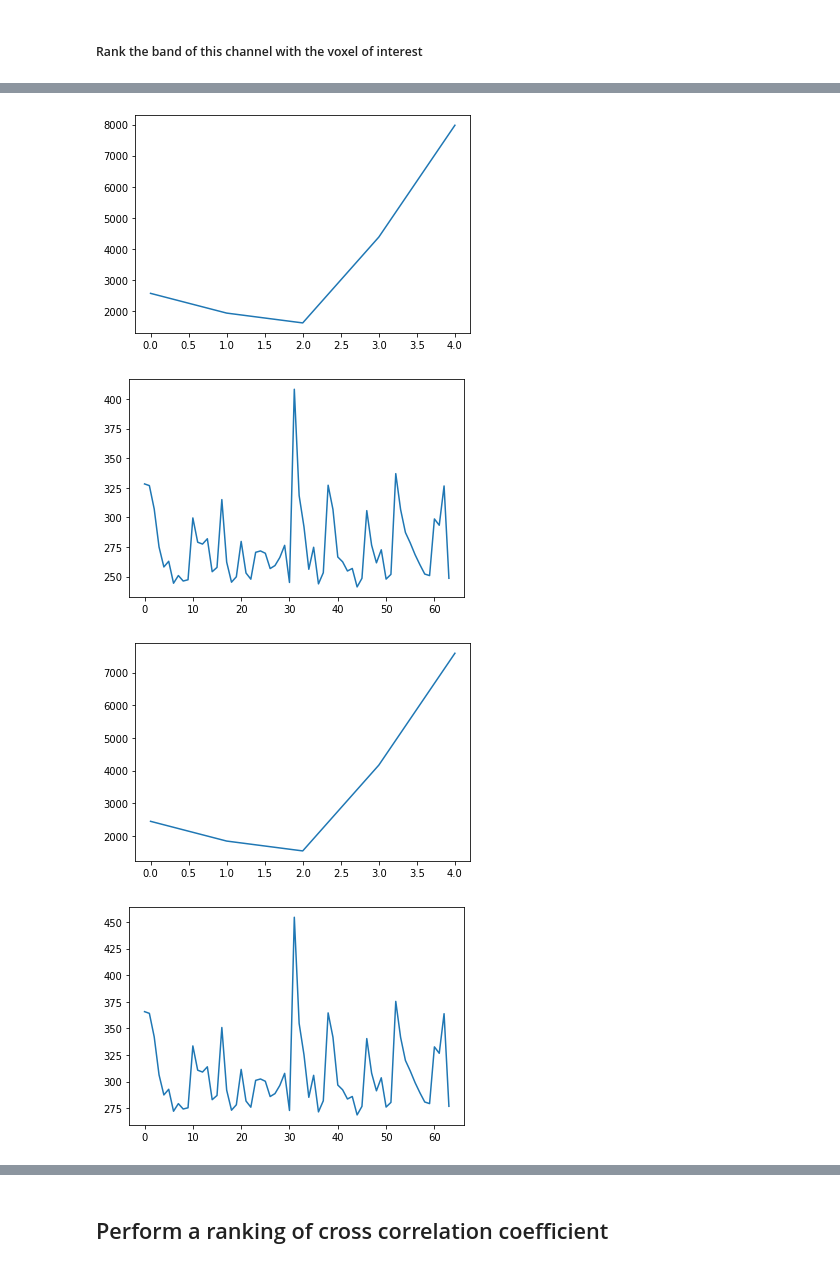
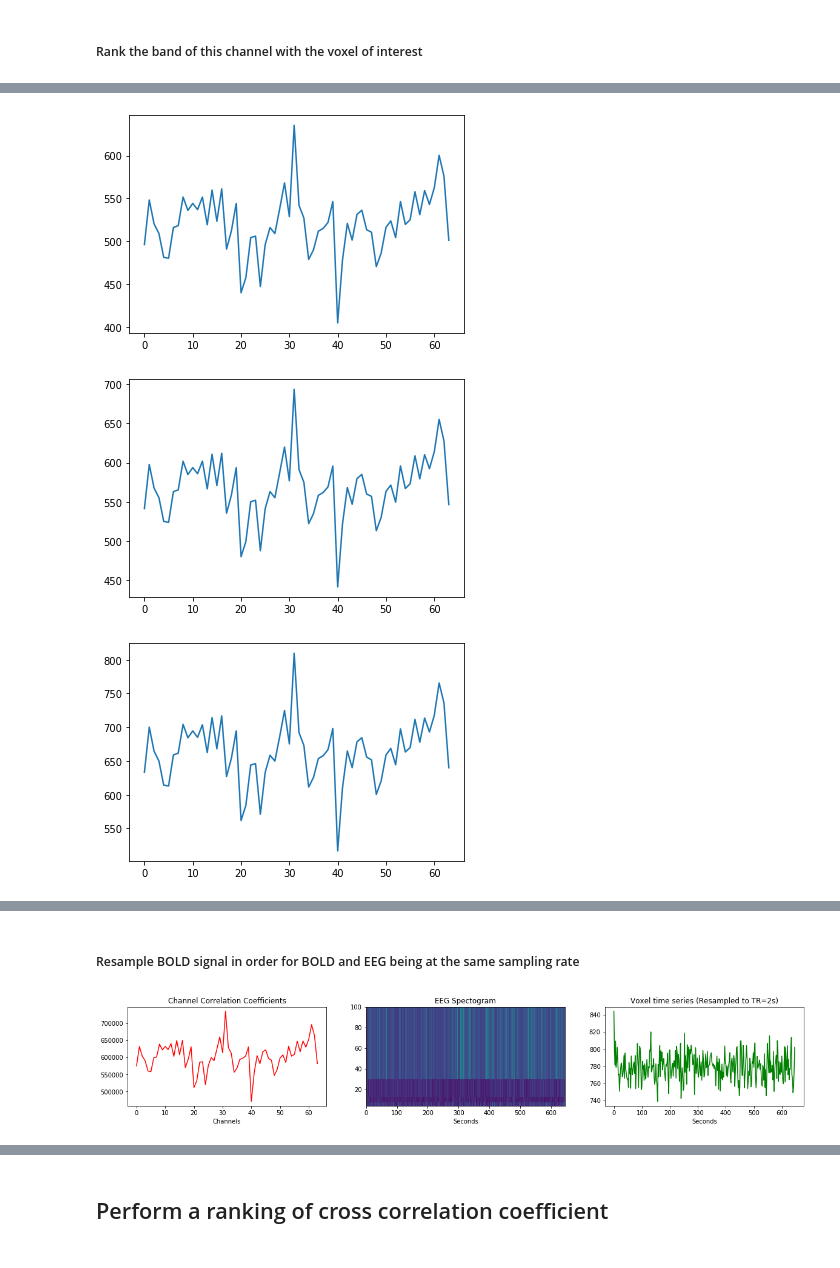
Before and after one commit to DCalhas/eeg_to_fmri, a Jupyter notebook: src/notebooks/correlation_eeg_fmri_demo.ipynb, the cells around one changed output, grey strips where cells are left out. Saved outputs shown, nothing was run; the diff lists cells and outputs as text; code cells hidden in the pictures.

Commit message:
cross correlations rank to be executed

```diff
--- a/src/notebooks/correlation_eeg_fmri_demo.ipynb
+++ b/src/notebooks/correlation_eeg_fmri_demo.ipynb
@@ -131,7 +131,7 @@ for voxel in [0,100,200,300]:
     for channel in range(len(eeg.ch_names)):
         channel_correlations += [0]
 
-        f, Zxx, t = eeg_utils.stft(eeg, channel=channel, window_size=4)
+        f, Zxx, t = eeg_utils.stft(eeg, channel=channel, window_size=2)
 
         Zxx = eeg_utils.mutate_stft_to_bands(Zxx, f, t)
         Zxx_scaled = min_max_scaler.fit_transform(Zxx)
@@ -150,4 +150,3 @@ for voxel in [0,100,200,300]:
-[figure, old version]
+[figure, new version]
-[figure, old version]
+[figure, new version]
-[figure, old version]
+[figure, new version]
-[figure, removed]
@@ -156,0 +153,2 @@ for voxel in [0,100,200,300]:
+# %% [markdown]
+##### Resample BOLD signal in order for BOLD and EEG being at the same sampling rate
@@ -156,0 +161,41 @@ for voxel in [0,100,200,300]:
+# %%
+
+channel_correlations = []
+
+band_correlations = [0, 0, 0, 0, 0]
+
+for channel in range(len(eeg.ch_names)):
+    channel_correlations += [0]
+
+    f, Zxx, t = eeg_utils.stft(eeg, channel=channel, window_size=2)
+
+    Zxx = eeg_utils.mutate_stft_to_bands(Zxx, f, t)
+    Zxx_scaled = min_max_scaler.fit_transform(Zxx)
+
+    for band in range(len(eeg_utils.frequency_bands)):
+        correlation_coeff = correlate(Zxx_scaled[band], voxel_resampled, mode='full')
+
+        band_correlations[band] += np.max(correlation_coeff)
+
+        channel_correlations[-1] += np.max(correlation_coeff)
+
+fig, ax = plt.subplots(nrows=1, ncols=3, figsize=(20,3))
+
+ax[0].plot(channel_correlations, color='r')
+ax[0].set_title('Channel Correlation Coefficients')
+ax[0].set_xlabel("Channels")
+
+f = np.array(list(eeg_utils.frequency_bands.values()))[:,1]
+amplitude = np.max(abs(Zxx))
+
+ax[1].pcolormesh(t, f, abs(Zxx), vmin=0, vmax=amplitude)
+ax[1].set_title('EEG Spectogram')
+ax[1].set_xlabel("Seconds")
+
+ax[2].plot(t, voxel_resampled, color='g')
+ax[2].set_title('Voxel time series (Resampled to TR=2s)')
+ax[2].set_xlabel("Seconds")
+
+plt.show()
+# %% [output]
+[figure, added]
```
Also changed, not shown: parts of 6 cells of this notebook, 3 other files.
